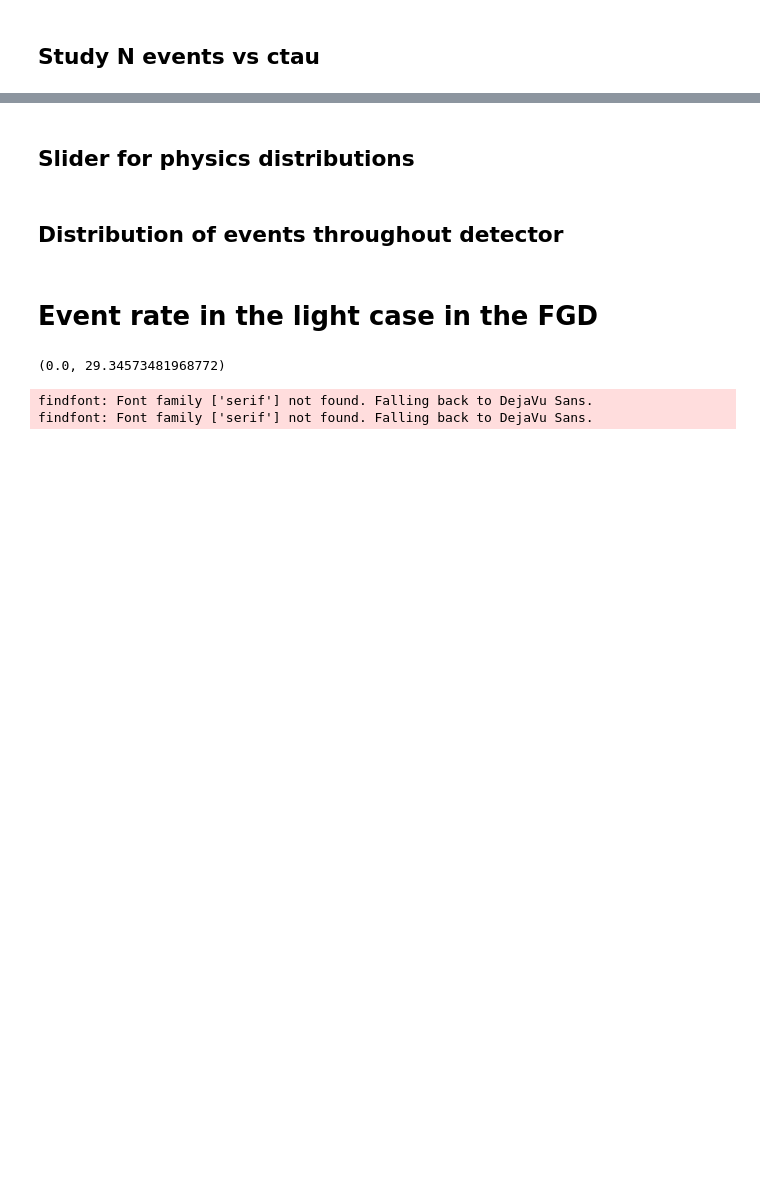
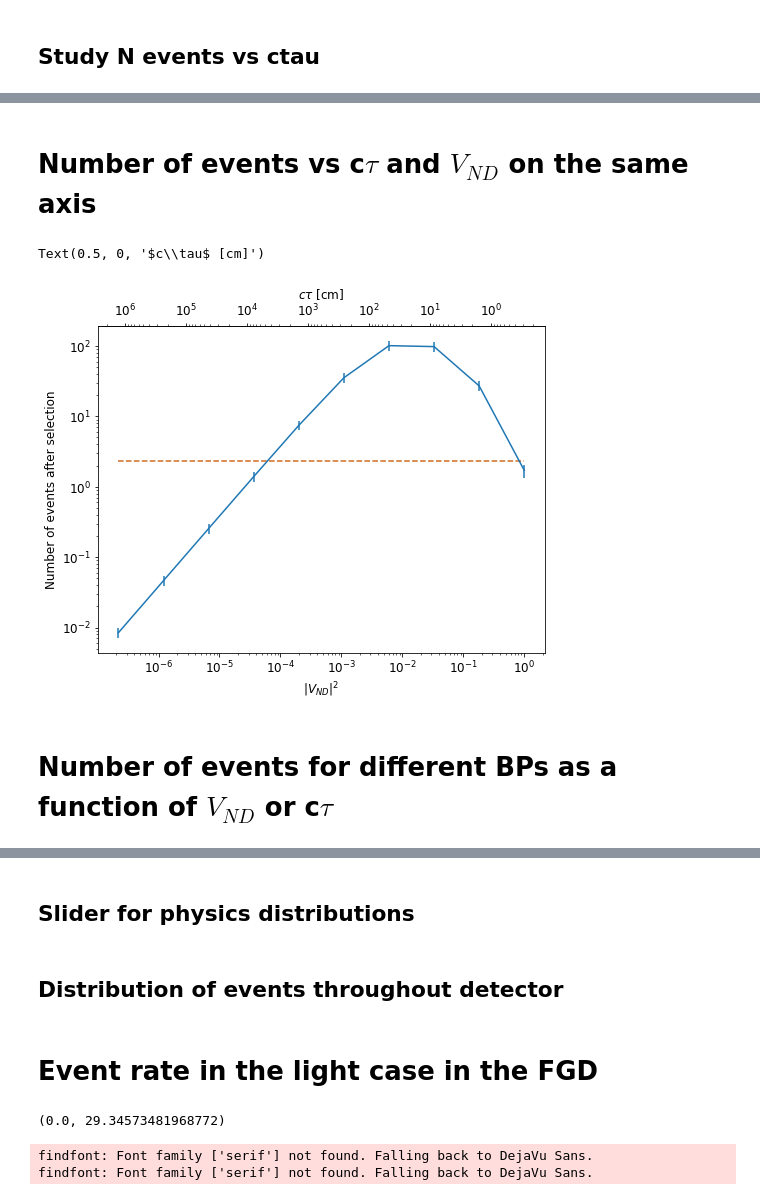
Before and after one commit to mhostert/dark-neutrinos-at-T2K, a Jupyter notebook: exp_analysis/4_analysis_variables_plots.ipynb, the cells around one changed output, grey strips where cells are left out. Saved outputs shown, nothing was run; the diff lists cells and outputs as text; code cells hidden in the pictures; blank space fills up the shorter version.

```diff
--- a/exp_analysis/4_analysis_variables_plots.ipynb
+++ b/exp_analysis/4_analysis_variables_plots.ipynb
@@ -184,0 +214,2 @@ plt.savefig(save_folder + 'n_events_vs_ctau.png', dpi=250, bbox_inches='tight',
+# %% [markdown]
+# Number of events vs c$\tau$ and $V_{ND}$ on the same axis
@@ -184,0 +218,34 @@ plt.savefig(save_folder + 'n_events_vs_ctau.png', dpi=250, bbox_inches='tight',
+# %%
+V_ND_2_s = np.geomspace(2.2e-7, 1, 10)
+
+out = heavy_nonminimal_posterior_v(my_exp_analyses, Ud4_2=V_ND_2_s, ctau_mode='integral')
+# %%
+from scipy.interpolate import UnivariateSpline
+
+fig, ax = plt.subplots(figsize=(8, 6))
+
+ax.set_xscale('log')
+ax.errorbar(V_ND_2_s, out[1], yerr=np.sqrt(out[2]))
+ax.set_xlabel('$|V_{ND}|^2$')
+ax.set_ylabel('Number of events after selection')
+
+ax.set_yscale('log')
+ax.hlines(2.3, V_ND_2_s[0], V_ND_2_s[-1], colors='chocolate', linestyles='dashed', label='2.3 events threshold')
+
+forward_fun = UnivariateSpline(np.log(V_ND_2_s), np.log(out[3]), k=1)
+
+backward_fun = UnivariateSpline(np.log(out[3][::-1]), np.log(V_ND_2_s[::-1]), k=1)
+
+def forward(x):
+    return np.exp(forward_fun(np.log(x)))
+
+def backward(x):
+    return np.exp(backward_fun(np.log(x)))
+
+secax = ax.secondary_xaxis('top', functions=(forward, backward))
+secax.set_xlabel('$c\\tau$ [cm]')
+# %% [output]
+Text(0.5, 0, '$c\\tau$ [cm]')
+[figure, added]
+# %% [markdown]
+# Number of events for different BPs as a function of $V_{ND}$ or c$\tau$
```
Also changed, not shown: parts of 17 cells of this notebook, 9 other files.
